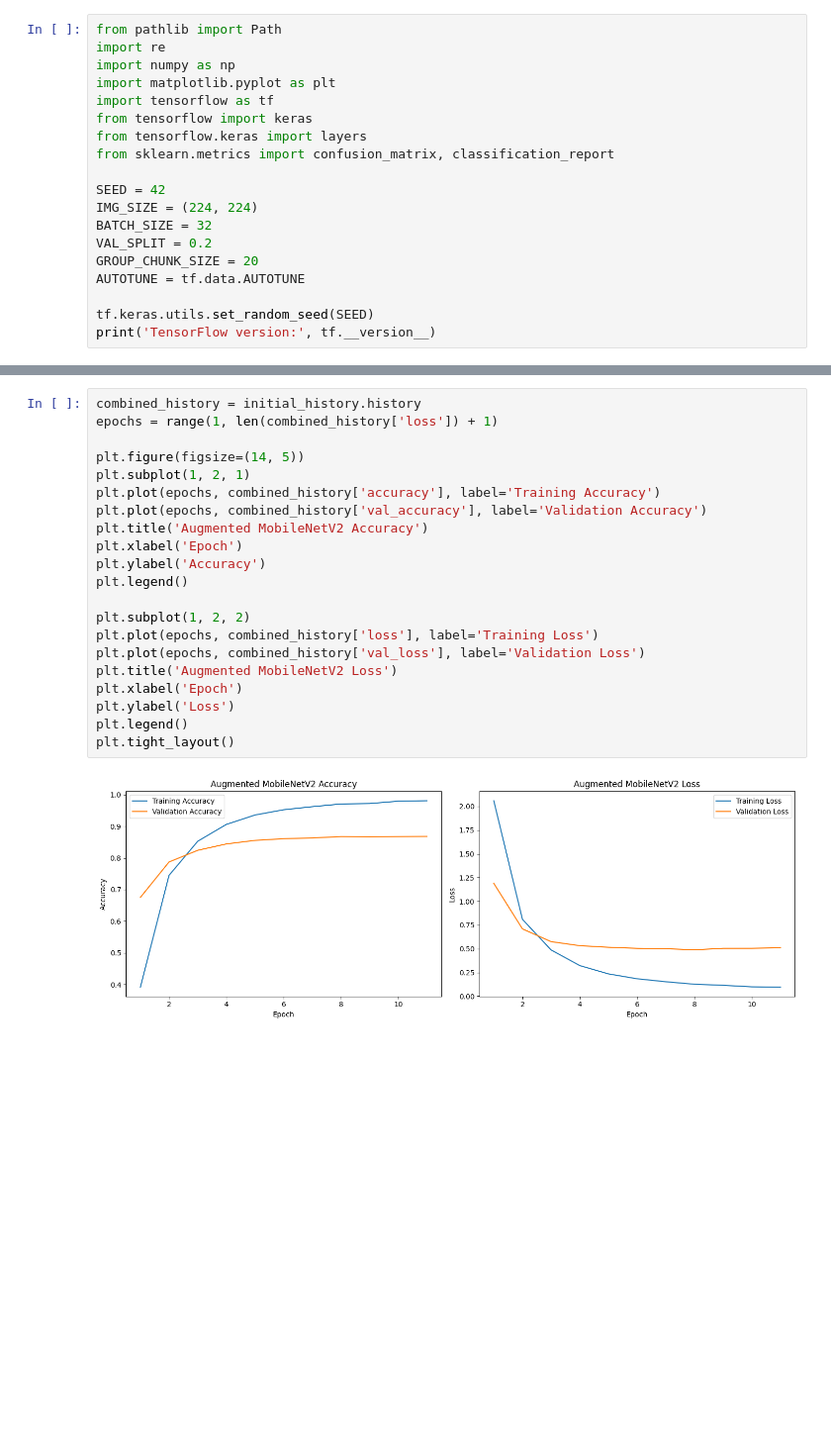
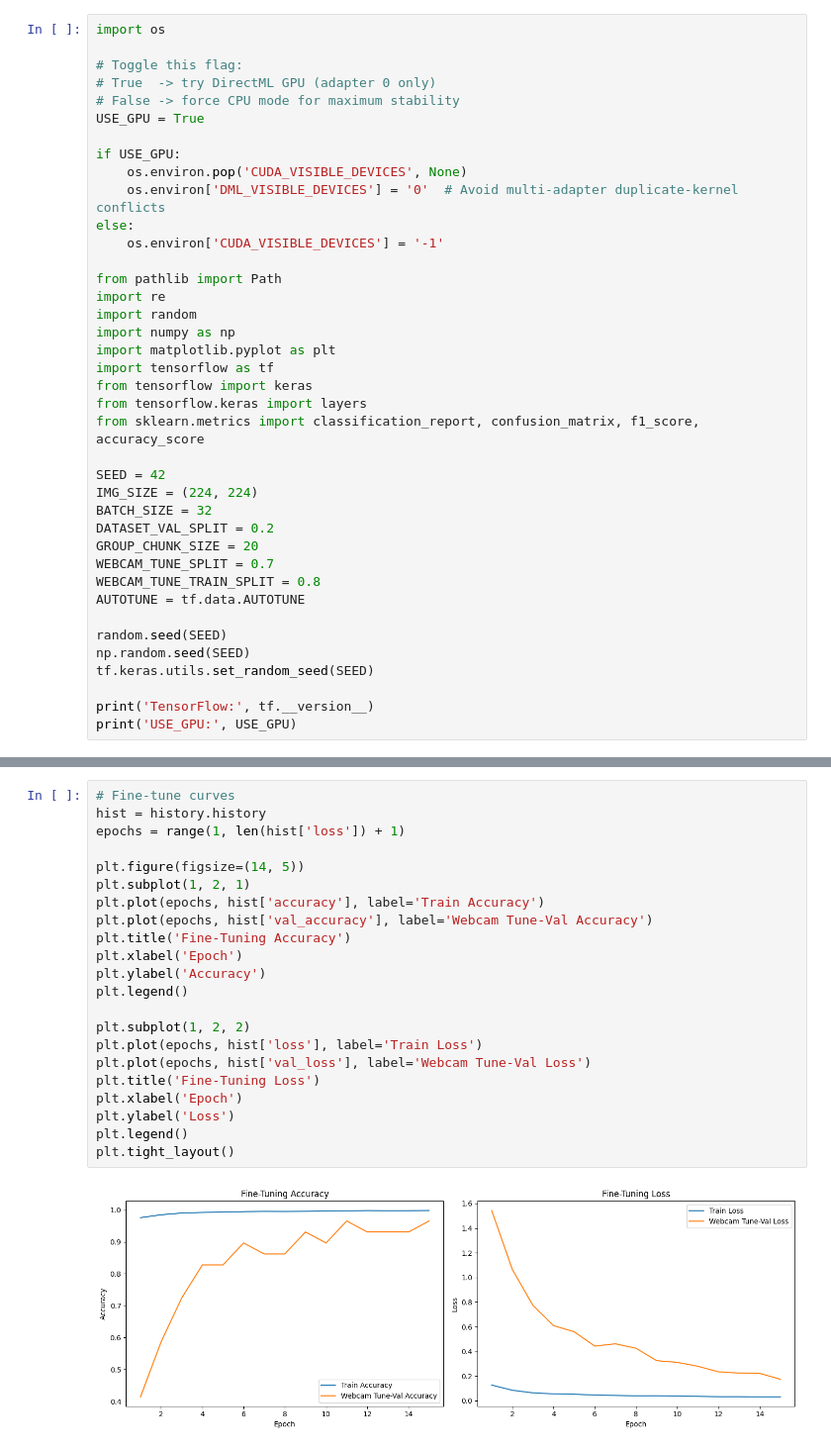
Before and after one commit to Amzuhe/behavior-detection, a Jupyter notebook: DLProject/Code/notebooks/iteration3_mobilenet_augmented.ipynb, the cells around one changed output, grey strips where cells are left out. Shown at 99% size. Drawn from its saved outputs; the diff is of its cells as text; blank space fills up the shorter version.

```diff
--- a/DLProject/Code/notebooks/iteration3_mobilenet_augmented.ipynb
+++ b/DLProject/Code/notebooks/iteration3_mobilenet_augmented.ipynb
@@ -13,20 +16,40 @@ We validated this with a controlled ablation (no augmentation vs flip-only vs fl
 # %%
+import os
+
+# Toggle this flag:
+# True  -> try DirectML GPU (adapter 0 only)
+# False -> force CPU mode for maximum stability
+USE_GPU = True
+
+if USE_GPU:
+    os.environ.pop('CUDA_VISIBLE_DEVICES', None)
+    os.environ['DML_VISIBLE_DEVICES'] = '0'  # Avoid multi-adapter duplicate-kernel conflicts
+else:
+    os.environ['CUDA_VISIBLE_DEVICES'] = '-1'
+
 from pathlib import Path
 import re
+import random
 import numpy as np
 import matplotlib.pyplot as plt
 import tensorflow as tf
 from tensorflow import keras
 from tensorflow.keras import layers
-from sklearn.metrics import confusion_matrix, classification_report
+from sklearn.metrics import classification_report, confusion_matrix, f1_score, accuracy_score
 
 SEED = 42
 IMG_SIZE = (224, 224)
 BATCH_SIZE = 32
-VAL_SPLIT = 0.2
+DATASET_VAL_SPLIT = 0.2
 GROUP_CHUNK_SIZE = 20
+WEBCAM_TUNE_SPLIT = 0.7
+WEBCAM_TUNE_TRAIN_SPLIT = 0.8
 AUTOTUNE = tf.data.AUTOTUNE
 
+random.seed(SEED)
+np.random.seed(SEED)
 tf.keras.utils.set_random_seed(SEED)
-print('TensorFlow version:', tf.__version__)
+
+print('TensorFlow:', tf.__version__)
+print('USE_GPU:', USE_GPU)
 # %% [output]
@@ -246,23 +426,24 @@ Best val_accuracy: 0.8672
 # %%
-combined_history = initial_history.history
-epochs = range(1, len(combined_history['loss']) + 1)
+# Fine-tune curves
+hist = history.history
+epochs = range(1, len(hist['loss']) + 1)
 
 plt.figure(figsize=(14, 5))
 plt.subplot(1, 2, 1)
-plt.plot(epochs, combined_history['accuracy'], label='Training Accuracy')
-plt.plot(epochs, combined_history['val_accuracy'], label='Validation Accuracy')
-plt.title('Augmented MobileNetV2 Accuracy')
+plt.plot(epochs, hist['accuracy'], label='Train Accuracy')
+plt.plot(epochs, hist['val_accuracy'], label='Webcam Tune-Val Accuracy')
+plt.title('Fine-Tuning Accuracy')
 plt.xlabel('Epoch')
 plt.ylabel('Accuracy')
 plt.legend()
 
 plt.subplot(1, 2, 2)
-plt.plot(epochs, combined_history['loss'], label='Training Loss')
-plt.plot(epochs, combined_history['val_loss'], label='Validation Loss')
-plt.title('Augmented MobileNetV2 Loss')
+plt.plot(epochs, hist['loss'], label='Train Loss')
+plt.plot(epochs, hist['val_loss'], label='Webcam Tune-Val Loss')
+plt.title('Fine-Tuning Loss')
 plt.xlabel('Epoch')
 plt.ylabel('Loss')
 plt.legend()
 plt.tight_layout()
 # %% [output]
-[figure, old version]
+[figure, new version]
```
Also changed, not shown: parts of 20 cells of this notebook, 4 other files.
